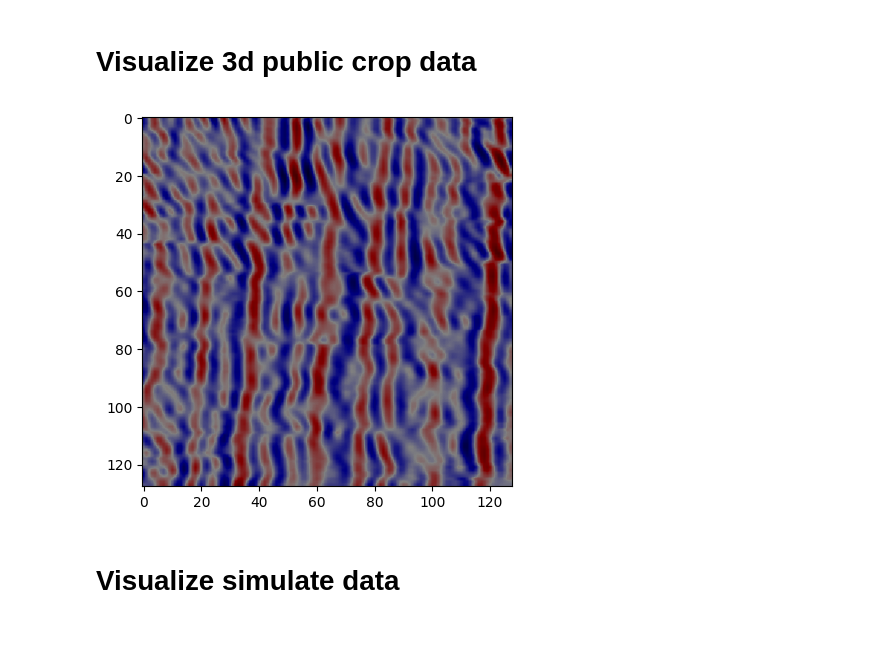
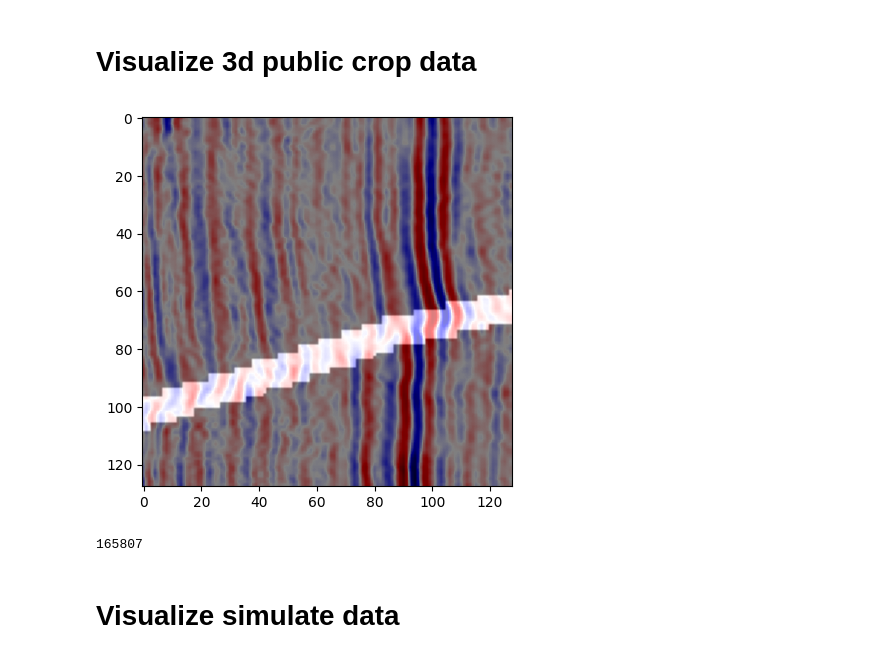
Before and after one commit to Kinlyran/Fault_Recong_zzr, a Jupyter notebook: data_explore.ipynb, the cells around one changed output. Drawn from its saved outputs; the diff is of its cells as text; code cells hidden in the pictures.

```diff
--- a/data_explore.ipynb
+++ b/data_explore.ipynb
@@ -54,20 +54,21 @@ plt.show()
 # Visualize 3d public crop data
 # %%
 root_path = '/home/zhangzr/FaultRecongnition/Fault_data/public_data/'
-scr_root_path = os.path.join(root_path, 'crop')
+scr_root_path = os.path.join(root_path, 'crop_filted_no_fault')
 data_split = 'train'
 data_lst = os.listdir(os.path.join(scr_root_path, data_split))
-index = 500
+index = 400
 with h5py.File(os.path.join(scr_root_path, data_split, data_lst[index]), 'r') as f:
     seis = f['raw'][:]
     label = f['label'][:]
 # %%
-slice_id = 10
+slice_id = 1
 plt.imshow(seis[slice_id,:,:], cmap='seismic')
 plt.imshow(label[slice_id,:,:], cmap='gray', alpha=0.5)
 plt.show()
 # %% [output]
-[figure, old version]
+[figure, new version]
+165807
 # %% [markdown]
 # Visualize simulate data
 # %%
```
Also changed, not shown: parts of 2 cells of this notebook, 3 other files.
